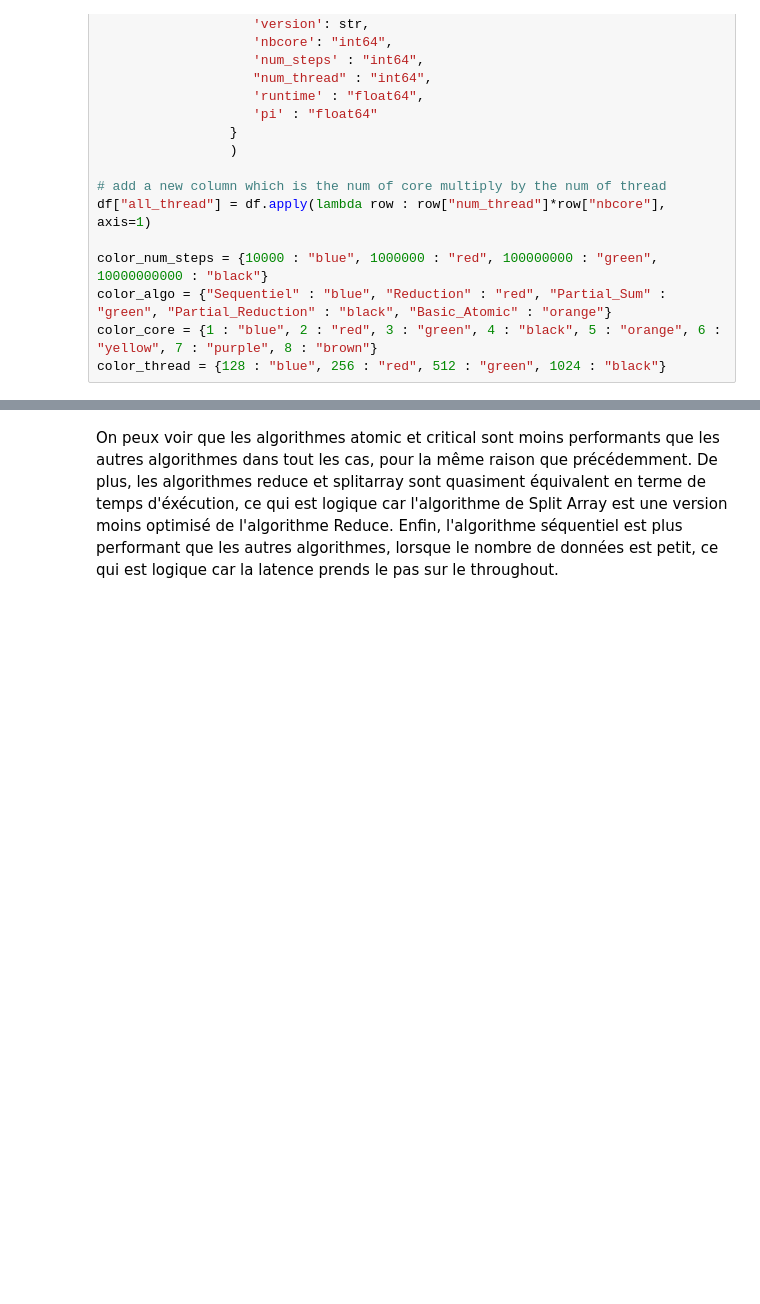
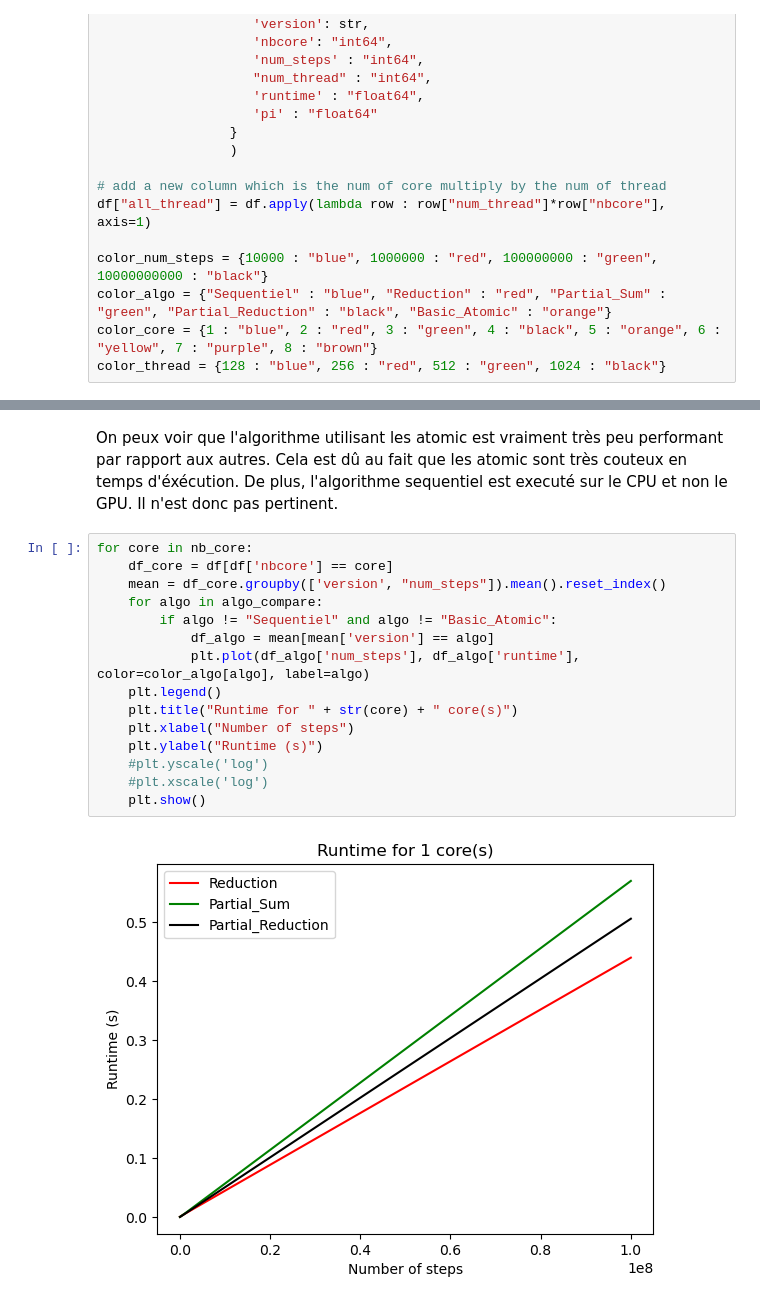
Before and after one commit to fitz35/TP2-CUDA, a Jupyter notebook: src/cuda/part1/openmp_tp_part-1.ipynb, the cells around one changed output, grey strips where cells are left out. Drawn from its saved outputs; the diff is of its cells as text; blank space fills up the shorter version.

```diff
--- a/src/cuda/part1/openmp_tp_part-1.ipynb
+++ b/src/cuda/part1/openmp_tp_part-1.ipynb
@@ -127,2 +127,19 @@ for core in nb_core:
-# %% [markdown]
-On peux voir que les algorithmes atomic et critical sont moins performants que les autres algorithmes dans tout les cas, pour la même raison que précédemment. De plus, les algorithmes reduce et splitarray sont quasiment équivalent en terme de temps d'éxécution, ce qui est logique car l'algorithme de Split Array est une version moins optimisé de l'algorithme Reduce. Enfin, l'algorithme séquentiel est plus performant que les autres algorithmes, lorsque le nombre de données est petit, ce qui est logique car la latence prends le pas sur le throughout.
+# %% [markdown]
+On peux voir que l'algorithme utilisant les atomic est vraiment très peu performant par rapport aux autres. Cela est dû au fait que les atomic sont très couteux en temps d'éxécution. De plus, l'algorithme sequentiel est executé sur le CPU et non le GPU. Il n'est donc pas pertinent.
+# %%
+for core in nb_core:
+    df_core = df[df['nbcore'] == core]
+    mean = df_core.groupby(['version', "num_steps"]).mean().reset_index()
+    for algo in algo_compare:
+        if algo != "Sequentiel" and algo != "Basic_Atomic":
+            df_algo = mean[mean['version'] == algo]
+            plt.plot(df_algo['num_steps'], df_algo['runtime'], color=color_algo[algo], label=algo)
+    plt.legend()
+    plt.title("Runtime for " + str(core) + " core(s)")
+    plt.xlabel("Number of steps")
+    plt.ylabel("Runtime (s)")
+    #plt.yscale('log')
+    #plt.xscale('log')
+    plt.show()
+# %% [output]
+[figure, added]
```
Also changed, not shown: parts of 6 cells of this notebook, 14 other files.
